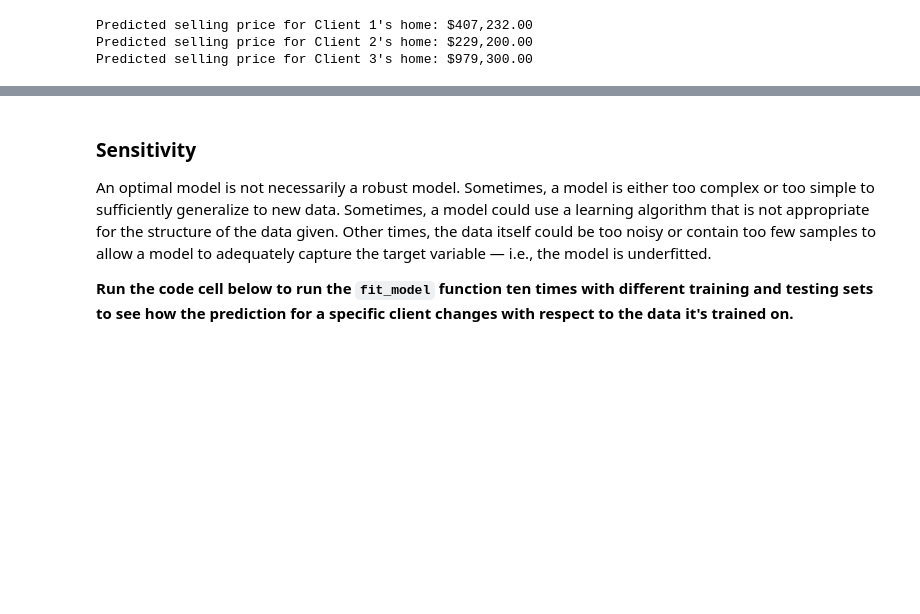
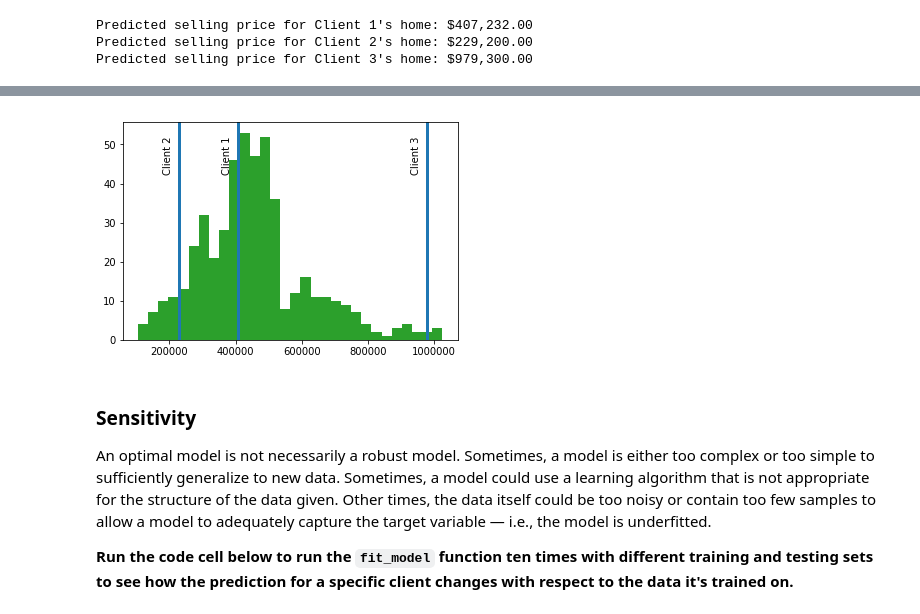
Before and after one commit to ibrahimelbanna/MLNanodegree, a Jupyter notebook: boston_housing/boston_housing.ipynb, the cells around one changed output, grey strips where cells are left out. Drawn from its saved outputs; the diff is of its cells as text; code cells hidden in the pictures; blank space fills up the shorter version.

```diff
--- a/boston_housing/boston_housing.ipynb
+++ b/boston_housing/boston_housing.ipynb
@@ -292,7 +316,7 @@ For the `fit_model` function in the code cell below, you will need to implement
 # %%
 # TODO: Import 'make_scorer', 'DecisionTreeRegressor', and 'GridSearchCV'
 from sklearn.metrics import  make_scorer
-from  sklearn.tree import DecisionTreeRegressor
+from sklearn.tree import DecisionTreeRegressor
 from sklearn.model_selection import GridSearchCV
 
 
@@ -304,7 +328,7 @@ def fit_model(X, y):
     # Create cross-validation sets from the training data
     # sklearn version 0.18: ShuffleSplit(n_splits=10, test_size=0.1, train_size=None, random_state=None)
     # sklearn versiin 0.17: ShuffleSplit(n, n_iter=10, test_size=0.1, train_size=None, random_state=None)
-    cv_sets = ShuffleSplit(X.shape[0], n_iter = 10, test_size = 0.1, random_state = None,train_size=None)
+    cv_sets = ShuffleSplit(X.shape[0], n_iter = 10, test_size = 0.2, random_state = 0,train_size=None)
 
     # TODO: Create a decision tree regressor object
     regressor = DecisionTreeRegressor()
@@ -380,3 +410,11 @@ Yes the prices is reasonable follwoing the features we have when the home is big
+# %%
+import matplotlib.pyplot as plt
+for i,price in enumerate(reg.predict(client_data)):
+    plt.hist(prices, bins = 30)
+    plt.axvline(price, lw = 3)
+    plt.text(price-50000, 50, 'Client '+str(i+1), rotation=90)
+# %% [output]
+[figure, added]
 # %% [markdown]
 ### Sensitivity
 An optimal model is not necessarily a robust model. Sometimes, a model is either too complex or too simple to sufficiently generalize to new data. Sometimes, a model could use a learning algorithm that is not appropriate for the structure of the data given. Other times, the data itself could be too noisy or contain too few samples to allow a model to adequately capture the target variable — i.e., the model is underfitted.
```
Also changed, not shown: parts of 12 cells of this notebook, 1 other file.
